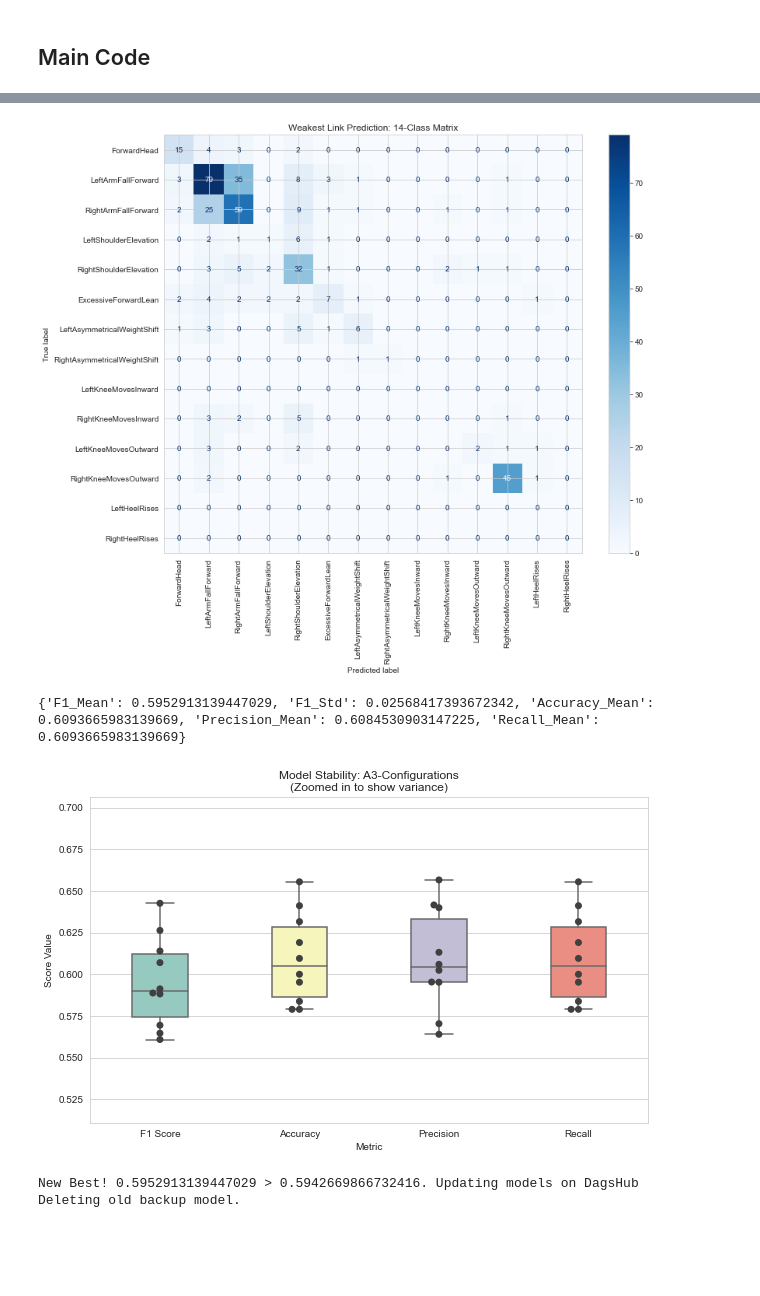
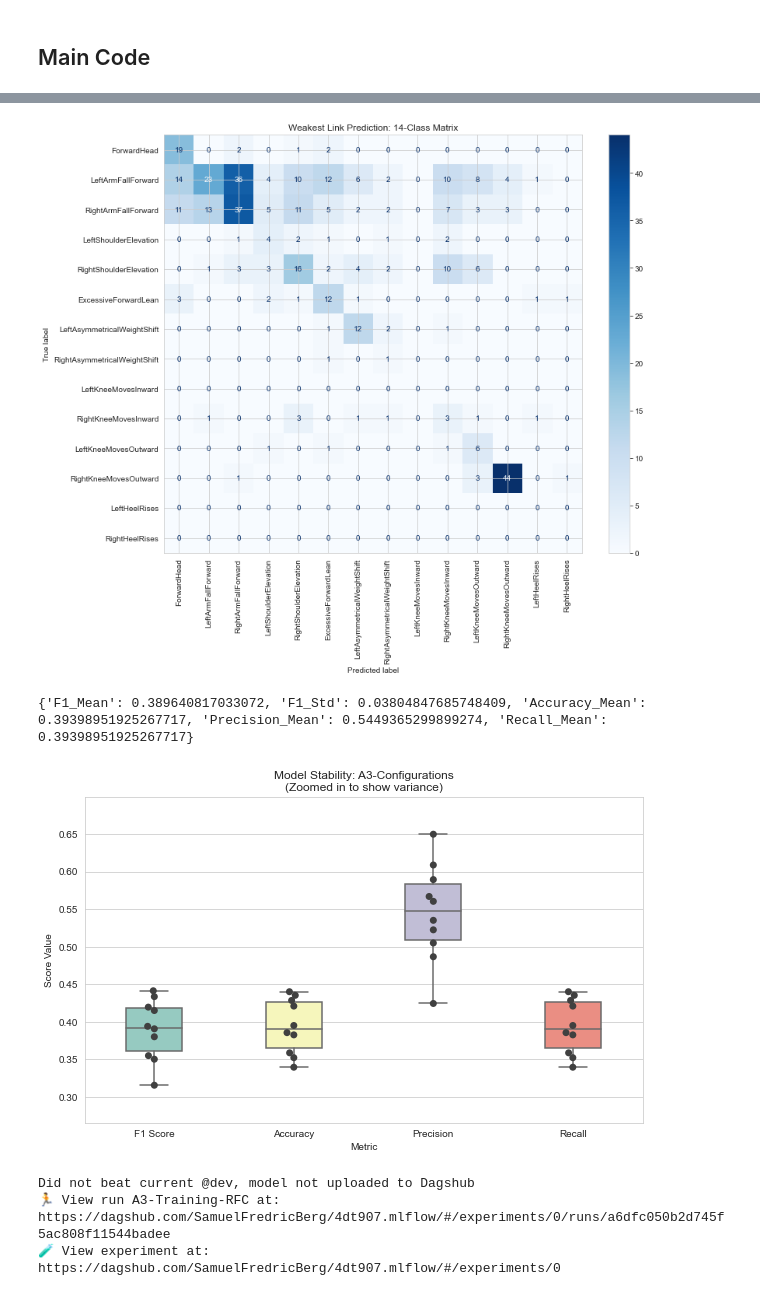
Before and after one commit to sb224sc-HT22-VT27/4dt907, a Jupyter notebook: src/ml-research/a3/a3.ipynb, the cells around one changed output, grey strips where cells are left out. Saved outputs shown, nothing was run; the diff lists cells and outputs as text; code cells hidden in the pictures; blank space fills up the shorter version.

```diff
--- a/src/ml-research/a3/a3.ipynb
+++ b/src/ml-research/a3/a3.ipynb
@@ -45,12 +53,17 @@ config = {
     "shuffle": True,
     "variant": "A3-Configurations",
 
-    "learning_rate": 0.1,
-    "n_estimators": 100,
-    "max_depth": 10,
+    "learning_rate": 0.05,
+    "n_estimators": 200,
+    "max_depth": 3,
     "min_samples_split": 2,
     "min_samples_leaf": 5,
     "class_weight": "balanced",
+
+    # "penalty": "l2",
+    # "C": 3.0,             # Strong regularization for stability
+    # "solver": "lbfgs",    # Good for multinomial problems
+    # "max_iter": 5000
 }
 
 WeakLink_data_path = "../../data/AimoScore_WeakLink_big_scores_A3.csv"
@@ -71,11 +84,7 @@ weak_link_columns = [
     'RightKneeMovesOutward', 'LeftHeelRises', 'RightHeelRises'
 ]
 
-# Create the target label
 df_final['WeakestLink'] = df_final[weak_link_columns].idxmax(axis=1)
-
-print("How many of each weak link??")
-print(df_final['WeakestLink'].value_counts())
 
 
 kf = KFold(
@@ -174,7 +167,7 @@ def crossval_boxplots(f1_raw, acc_raw, prec_raw, rec_raw):
 ## Main Code
 # %%
 
-with mlflow.start_run(run_name="A3-Training-GBC") as run:
+with mlflow.start_run(run_name="A3-Training-RFC") as run:
     mlflow.log_params(config)
 
 
@@ -186,33 +179,54 @@ with mlflow.start_run(run_name="A3-Training-GBC") as run:
 
     X = df_final.drop(columns=[c for c in cheating_cols if c in df_final.columns], errors='ignore')
 
-    # 3. Ensure we only have numeric sensor data
     X = X.select_dtypes(include=[np.number])
 
-    # model = RandomForestClassifier(
+
+
+    model = RandomForestClassifier(
+        n_estimators=config["n_estimators"],
+        max_depth=config["max_depth"],
+        min_samples_split=config["min_samples_split"],
+        random_state=config["data_split_seed"],
+        class_weight=config["class_weight"],
+        min_samples_leaf=config["min_samples_leaf"],
+    )
+    #model = GradientBoostingClassifier(
+    #    n_estimators=config["n_estimators"],
+    #    learning_rate=config["learning_rate"],
+    #    max_depth=config["max_depth"],
+    #    random_state=config["data_split_seed"],
+    #    min_samples_split=config["min_samples_split"],
+    #    min_samples_leaf=config["min_samples_leaf"]
+    #)
+    # model = make_pipeline(
+    # StandardScaler(),
+    # LogisticRegression(
+    #     penalty=config["penalty"],
+    #     C=config["C"],
+    #     solver=config["solver"],
+    #     max_iter=config["max_iter"],
+    #     multi_class='multinomial',
+    #     class_weight='balanced',
+    #     random_state=config["data_split_seed"]
+    #     )
+    # )
+
+
+    # model = ExtraTreesClassifier(
     #     n_estimators=config["n_estimators"],
     #     max_depth=config["max_depth"],
-    #     min_samples_split=config["min_samples_split"],
+    #     min_samples_leaf=config["min_samples_leaf"],
     #     random_state=config["data_split_seed"],
     #     class_weight=config["class_weight"],
-    #     min_samples_leaf=config["min_samples_leaf"],
+    #     n_jobs=-1
     # )
-    model = GradientBoostingClassifier(
-        n_estimators=config["n_estimators"],
-        learning_rate=config["learning_rate"],
-        max_depth=config["max_depth"],
-        random_state=config["data_split_seed"]
-    )
 
     print("Model Done")
 
-    model.fit(X,y)
+    model.fit(X, y)
 
     print("Fitting done")
-
-    importances = pd.Series(model.feature_importances_, index=X.columns)
-    # Look for features with importance near 0.00
-    print(importances.sort_values(ascending=False))
 
     confuse_matrix(X, y, model)
 
@@ -266,5 +265,6 @@ dtype: float64
-[figure, old version]
+[figure, new version]
-{'F1_Mean': 0.5952913139447029, 'F1_Std': 0.02568417393672342, 'Accuracy_Mean': 0.6093665983139669, 'Precision_Mean': 0.6084530903147225, 'Recall_Mean': 0.6093665983139669}
+{'F1_Mean': 0.389640817033072, 'F1_Std': 0.03804847685748409, 'Accuracy_Mean': 0.39398951925267717, 'Precision_Mean': 0.5449365299899274, 'Recall_Mean': 0.39398951925267717}
-[figure, old version]
+[figure, new version]
-New Best! 0.5952913139447029 > 0.5942669866732416. Updating models on DagsHub
-Deleting old backup model.
+Did not beat current @dev, model not uploaded to Dagshub
+🏃 View run A3-Training-RFC at: https://dagshub.com/SamuelFredricBerg/4dt907.mlflow/#/experiments/0/runs/a6dfc050b2d745f5ac808f11544badee
+🧪 View experiment at: https://dagshub.com/SamuelFredricBerg/4dt907.mlflow/#/experiments/0
```
Also changed, not shown: parts of 3 cells of this notebook, 2 other files.
